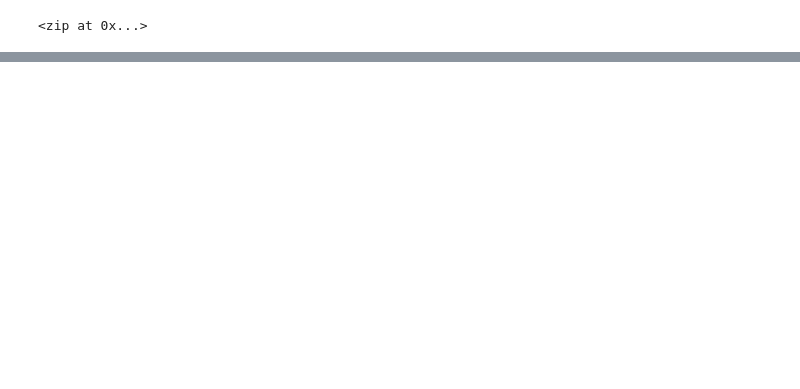
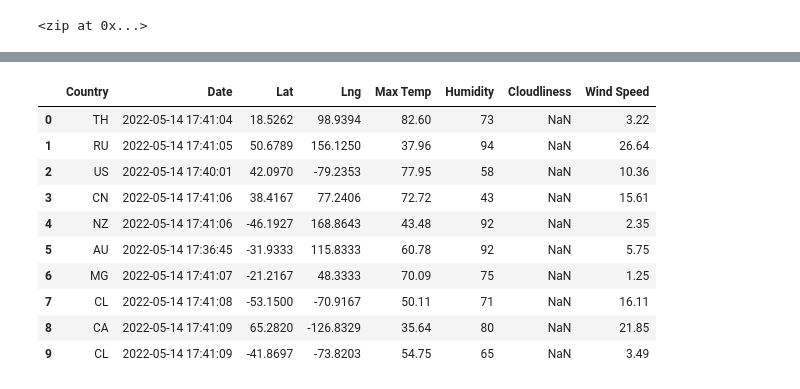
Before and after one commit to OlgaPodolska/World_Weather_Analysis, a Jupyter notebook: WeatherPy.ipynb, the cells around one changed output, grey strips where cells are left out. Drawn from its saved outputs; the diff is of its cells as text; code cells hidden in the pictures; blank space fills up the shorter version.

```diff
--- a/WeatherPy.ipynb
+++ b/WeatherPy.ipynb
@@ -37,0 +150,17 @@ len(cities)
+# %%
+# Reorder the columns
+new_order = ["Country","Date", "Lat", "Lng", "Max Temp", "Humidity", "Cloudliness", "Wind Speed"]
+city_data_df=city_data_df.reindex(columns=new_order)
+city_data_df.head(10)
+# %% [output]
+|  | Country | Date | Lat | Lng | Max Temp | Humidity | Cloudliness | Wind Speed |
+| 0 | TH | 2022-05-14 17:41:04 | 18.5262 | 98.9394 | 82.60 | 73 | NaN | 3.22 |
+| 1 | RU | 2022-05-14 17:41:05 | 50.6789 | 156.1250 | 37.96 | 94 | NaN | 26.64 |
+| 2 | US | 2022-05-14 17:40:01 | 42.0970 | -79.2353 | 77.95 | 58 | NaN | 10.36 |
+| 3 | CN | 2022-05-14 17:41:06 | 38.4167 | 77.2406 | 72.72 | 43 | NaN | 15.61 |
+| 4 | NZ | 2022-05-14 17:41:06 | -46.1927 | 168.8643 | 43.48 | 92 | NaN | 2.35 |
+| 5 | AU | 2022-05-14 17:36:45 | -31.9333 | 115.8333 | 60.78 | 92 | NaN | 5.75 |
+| 6 | MG | 2022-05-14 17:41:07 | -21.2167 | 48.3333 | 70.09 | 75 | NaN | 1.25 |
+| 7 | CL | 2022-05-14 17:41:08 | -53.1500 | -70.9167 | 50.11 | 71 | NaN | 16.11 |
+| 8 | CA | 2022-05-14 17:41:09 | 65.2820 | -126.8329 | 35.64 | 80 | NaN | 21.85 |
+| 9 | CL | 2022-05-14 17:41:09 | -41.8697 | -73.8203 | 54.75 | 65 | NaN | 3.49 |
```
Also changed, not shown: parts of 10 cells of this notebook, 4 other files.
